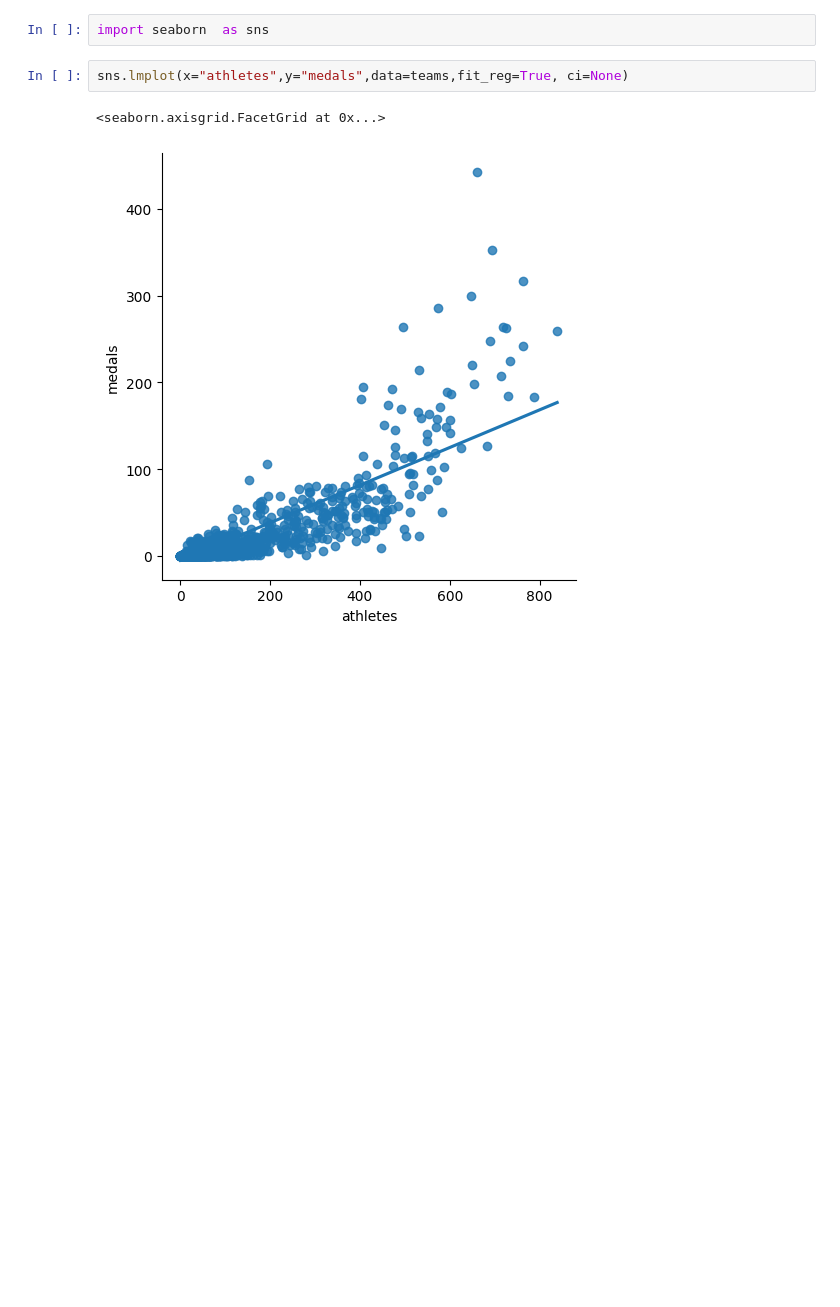
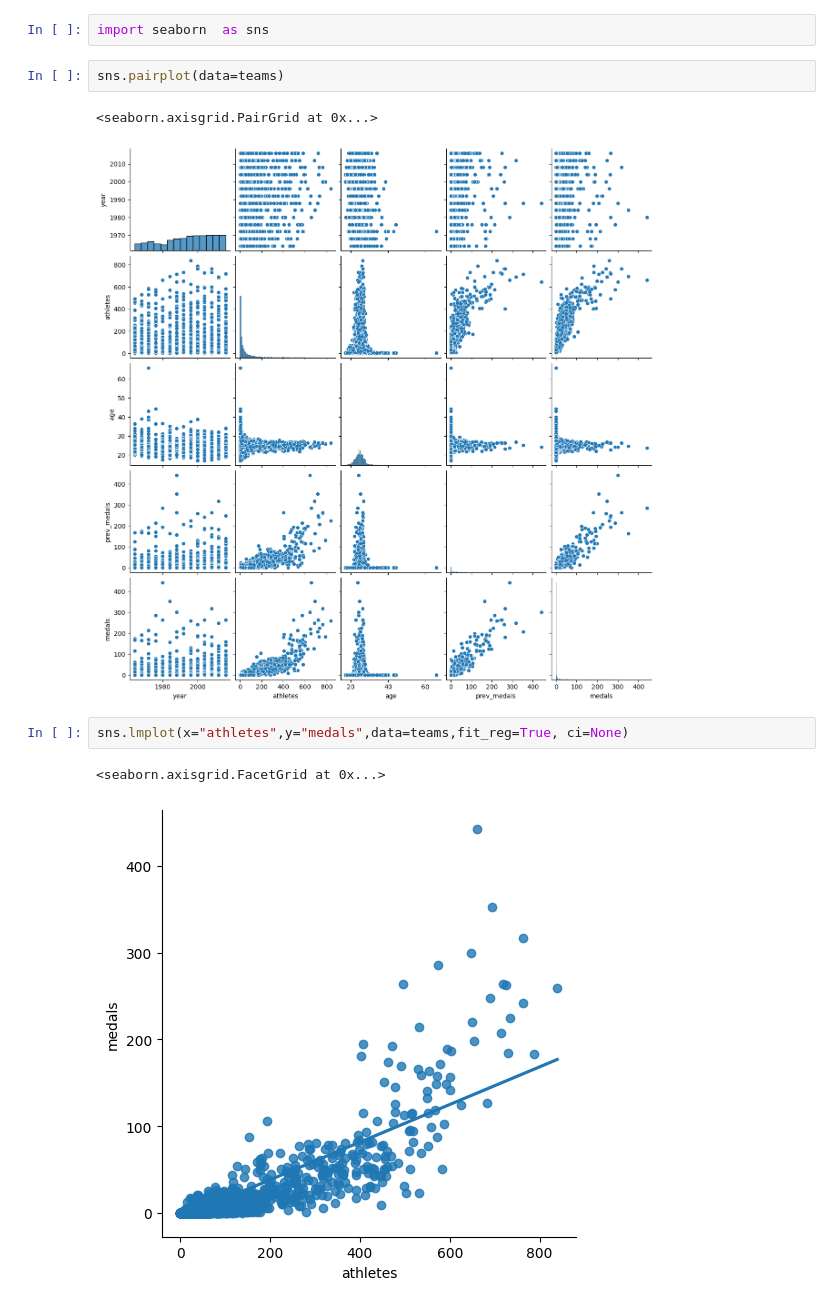
Before and after one commit to imaakanksha/MachineLearningProject, a Jupyter notebook: data_prep.ipynb, the cells around one changed output. Saved outputs shown, nothing was run; the diff lists cells and outputs as text; blank space fills up the shorter version.

```diff
--- a/data_prep.ipynb
+++ b/data_prep.ipynb
@@ -41,5 +98,10 @@ ValueError: could not convert string to float: 'AFG'
 # %%
 import seaborn  as sns
+# %%
+sns.pairplot(data=teams)
+# %% [output]
+<seaborn.axisgrid.PairGrid at 0x...>
+[figure, added]
 # %%
 sns.lmplot(x="athletes",y="medals",data=teams,fit_reg=True, ci=None)
 # %% [output]
```
Also changed, not shown: parts of 8 cells of this notebook, 1 other file.
